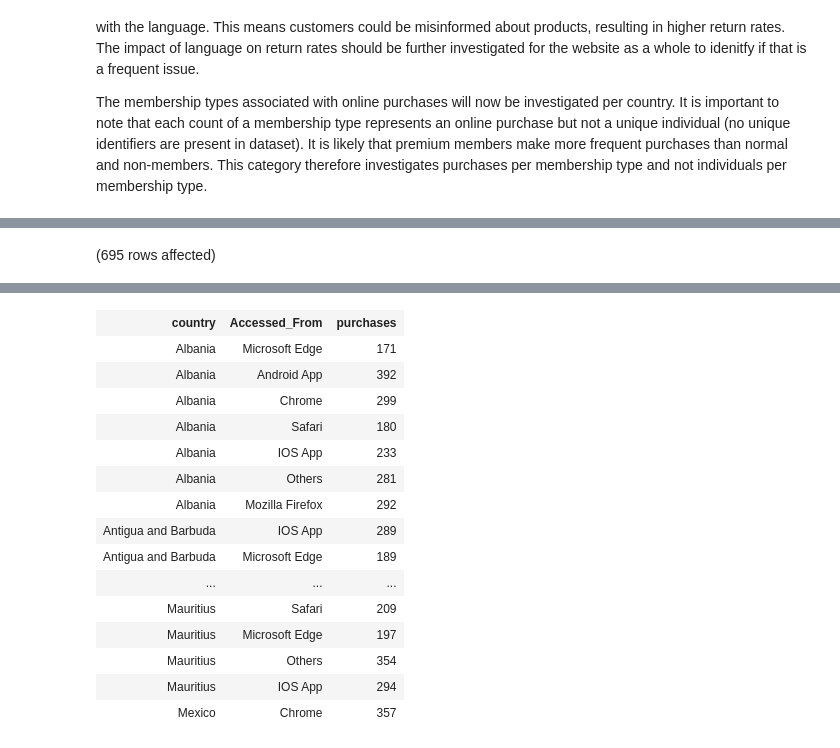
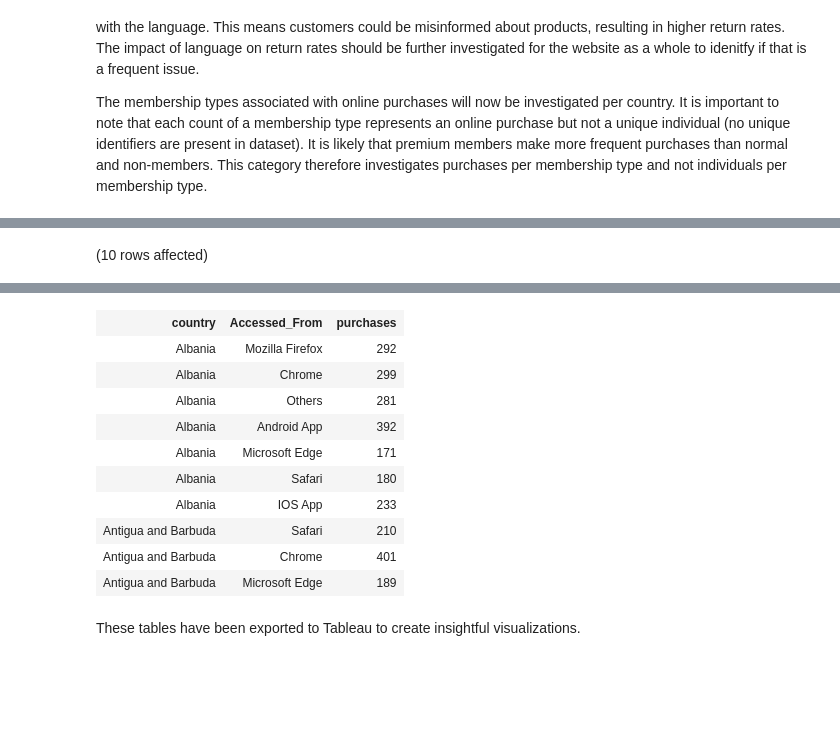
Before and after one commit to grahamgreene88/E-commerce-logs, a Jupyter notebook: ecommerce_logs_SQL_notebook.ipynb, the cells around one changed output, grey strips where cells are left out. Drawn from its saved outputs; the diff is of its cells as text; code cells hidden in the pictures; blank space fills up the shorter version.

```diff
--- a/ecommerce_logs_SQL_notebook.ipynb
+++ b/ecommerce_logs_SQL_notebook.ipynb
@@ -252,8 +204,8 @@ Total execution time: 00:00:00.084
 # %%
 -- purchases per browser per country
-SELECT country, Accessed_From, COUNT(1) AS purchases
+SELECT TOP 10 country, Accessed_From, COUNT(1) AS purchases
 FROM logs
 GROUP BY country, Accessed_From
 ORDER BY country;
 # %% [output]
-(695 rows affected)
+(10 rows affected)
@@ -261,16 +213,13 @@ Total execution time: 00:00:00.123
 | country | Accessed_From | purchases |
+| Albania | Mozilla Firefox | 292 |
+| Albania | Chrome | 299 |
+| Albania | Others | 281 |
+| Albania | Android App | 392 |
 | Albania | Microsoft Edge | 171 |
-| Albania | Android App | 392 |
-| Albania | Chrome | 299 |
 | Albania | Safari | 180 |
 | Albania | IOS App | 233 |
-| Albania | Others | 281 |
-| Albania | Mozilla Firefox | 292 |
-| Antigua and Barbuda | IOS App | 289 |
+| Antigua and Barbuda | Safari | 210 |
+| Antigua and Barbuda | Chrome | 401 |
 | Antigua and Barbuda | Microsoft Edge | 189 |
-| ... | ... | ... |
-| Mauritius | Safari | 209 |
-| Mauritius | Microsoft Edge | 197 |
-| Mauritius | Others | 354 |
-| Mauritius | IOS App | 294 |
-| Mexico | Chrome | 357 |
+# %% [markdown]
+These tables have been exported to Tableau to create insightful visualizations.
```
Also changed, not shown: parts of 10 cells of this notebook, 4 other files.
